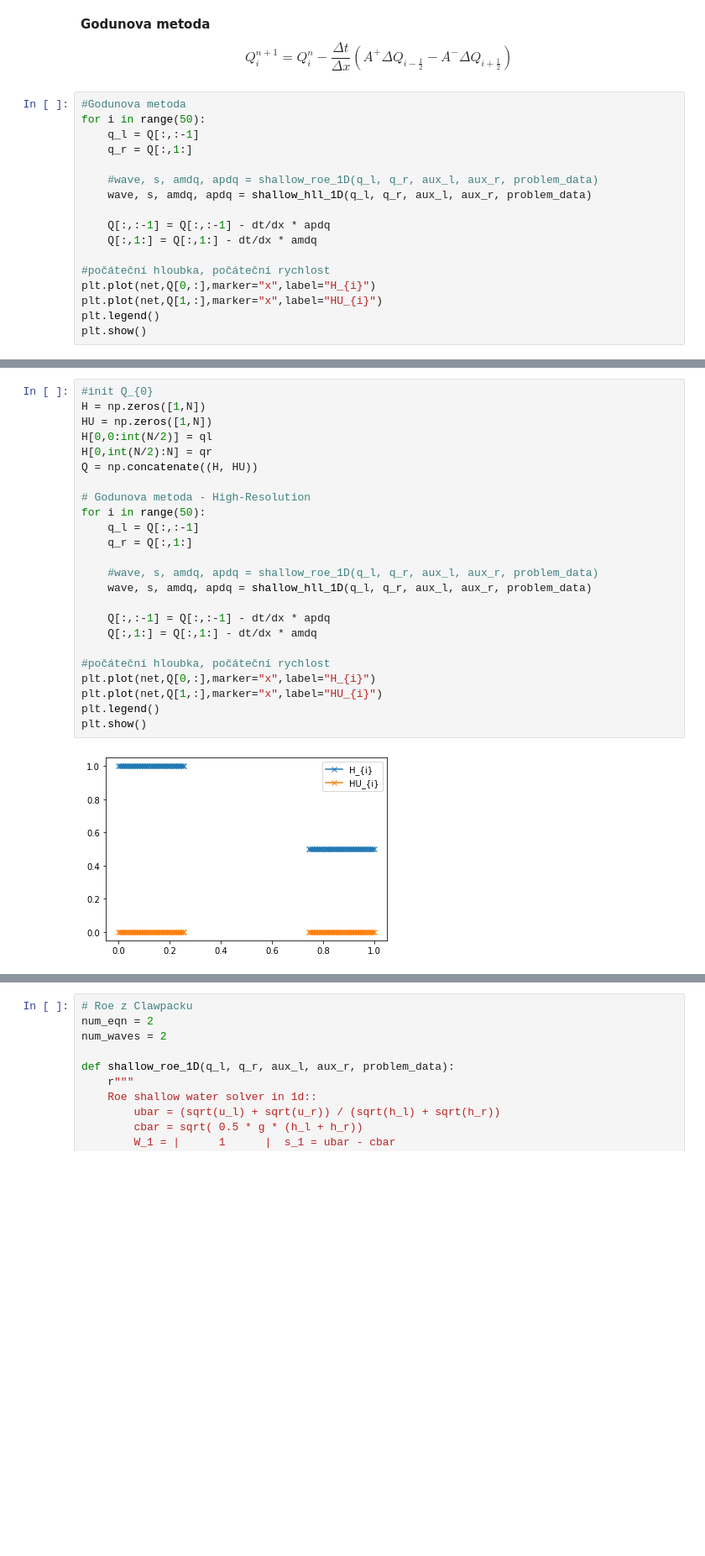
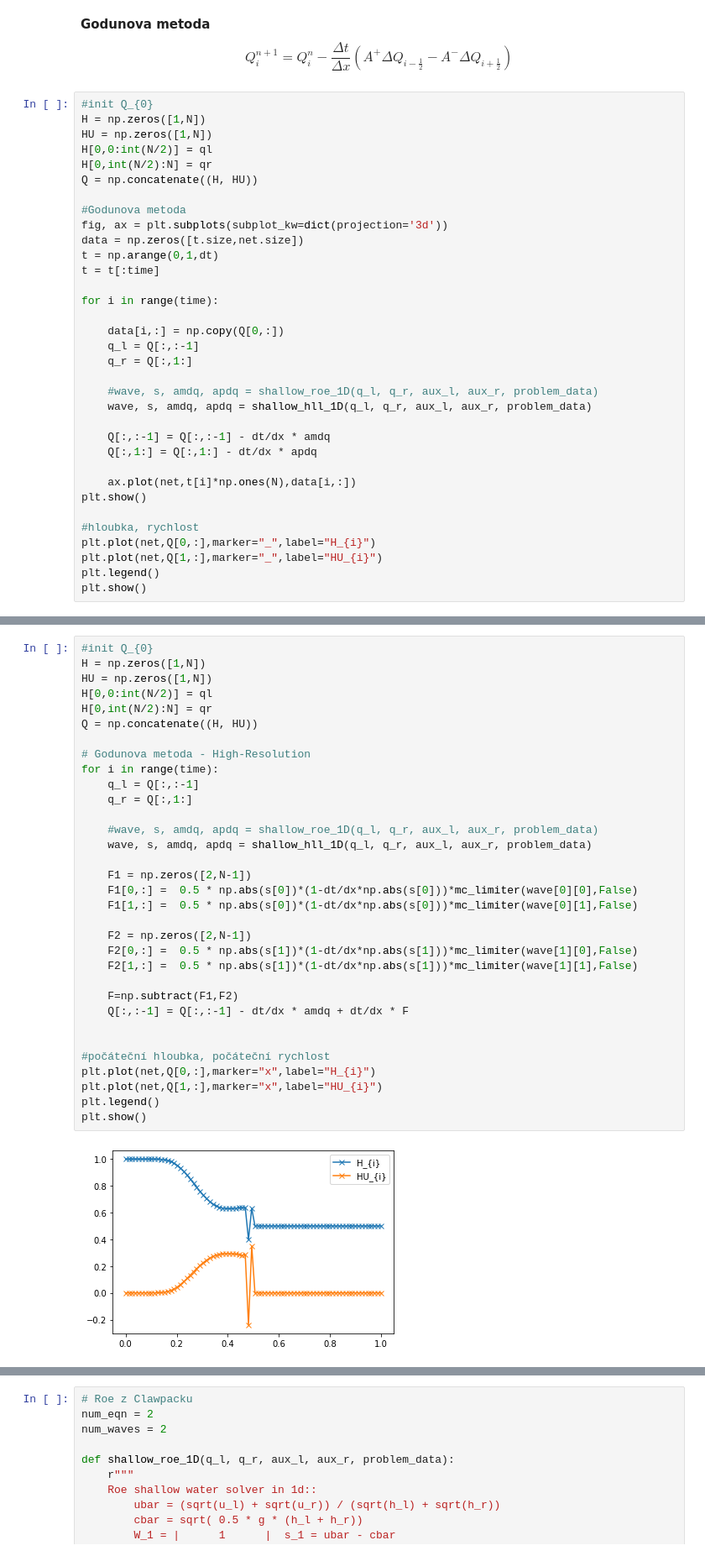
Before and after one commit to honzapulpan/fav-SNM2, a Jupyter notebook: notebooks/Anezky_test.ipynb, the cells around one changed output, grey strips where cells are left out. Shown at 84% size. Cells and saved outputs as stored; diff of their text form; blank space fills up the shorter version.

```diff
--- a/notebooks/Anezky_test.ipynb
+++ b/notebooks/Anezky_test.ipynb
@@ -33,20 +36,37 @@ plt.show()
 __Godunova metoda__
 $$ Q_{i}^{n+1}=Q_{i}^{n}-\frac{\Delta t}{\Delta x}(A^{+}\Delta Q_{i-\frac{1}{2}}-A^{-}\Delta Q_{i+\frac{1}{2}}) $$
 # %%
+#init Q_{0}
+H = np.zeros([1,N])
+HU = np.zeros([1,N])
+H[0,0:int(N/2)] = ql
+H[0,int(N/2):N] = qr
+Q = np.concatenate((H, HU))
+
 #Godunova metoda
-for i in range(50):
+fig, ax = plt.subplots(subplot_kw=dict(projection='3d'))
+data = np.zeros([t.size,net.size])
+t = np.arange(0,1,dt)
+t = t[:time]
+
+for i in range(time):
+
+    data[i,:] = np.copy(Q[0,:])
     q_l = Q[:,:-1]
     q_r = Q[:,1:]
 
     #wave, s, amdq, apdq = shallow_roe_1D(q_l, q_r, aux_l, aux_r, problem_data)
     wave, s, amdq, apdq = shallow_hll_1D(q_l, q_r, aux_l, aux_r, problem_data)
 
-    Q[:,:-1] = Q[:,:-1] - dt/dx * apdq
-    Q[:,1:] = Q[:,1:] - dt/dx * amdq
+    Q[:,:-1] = Q[:,:-1] - dt/dx * amdq
+    Q[:,1:] = Q[:,1:] - dt/dx * apdq
 
-#počáteční hloubka, počáteční rychlost
-plt.plot(net,Q[0,:],marker="x",label="H_{i}")
-plt.plot(net,Q[1,:],marker="x",label="HU_{i}")
+    ax.plot(net,t[i]*np.ones(N),data[i,:])
+plt.show()
+
+#hloubka, rychlost
+plt.plot(net,Q[0,:],marker="_",label="H_{i}")
+plt.plot(net,Q[1,:],marker="_",label="HU_{i}")
 plt.legend()
 plt.show()
 # %% [output]
@@ -59,26 +80,35 @@ $$\tilde{F}_{i-\frac{1}{2}} = \frac{1}{2}|s_{i-\frac{1}{2}}|(1-\frac{\Delta t}{\
 # %%
 #init Q_{0}
 H = np.zeros([1,N])
 HU = np.zeros([1,N])
 H[0,0:int(N/2)] = ql
 H[0,int(N/2):N] = qr
 Q = np.concatenate((H, HU))
 
 # Godunova metoda - High-Resolution
-for i in range(50):
+for i in range(time):
     q_l = Q[:,:-1]
     q_r = Q[:,1:]
 
     #wave, s, amdq, apdq = shallow_roe_1D(q_l, q_r, aux_l, aux_r, problem_data)
     wave, s, amdq, apdq = shallow_hll_1D(q_l, q_r, aux_l, aux_r, problem_data)
 
-    Q[:,:-1] = Q[:,:-1] - dt/dx * apdq
-    Q[:,1:] = Q[:,1:] - dt/dx * amdq
+    F1 = np.zeros([2,N-1])
+    F1[0,:] =  0.5 * np.abs(s[0])*(1-dt/dx*np.abs(s[0]))*mc_limiter(wave[0][0],False)
+    F1[1,:] =  0.5 * np.abs(s[0])*(1-dt/dx*np.abs(s[0]))*mc_limiter(wave[0][1],False)
+
+    F2 = np.zeros([2,N-1])
+    F2[0,:] =  0.5 * np.abs(s[1])*(1-dt/dx*np.abs(s[1]))*mc_limiter(wave[1][0],False)
+    F2[1,:] =  0.5 * np.abs(s[1])*(1-dt/dx*np.abs(s[1]))*mc_limiter(wave[1][1],False)
+
+    F=np.subtract(F1,F2)
+    Q[:,:-1] = Q[:,:-1] - dt/dx * amdq + dt/dx * F
+
 
 #počáteční hloubka, počáteční rychlost
 plt.plot(net,Q[0,:],marker="x",label="H_{i}")
 plt.plot(net,Q[1,:],marker="x",label="HU_{i}")
 plt.legend()
 plt.show()
 # %% [output]
-[figure, old version]
+[figure, new version]
```
Also changed, not shown: parts of 4 cells of this notebook, 1 other file.
